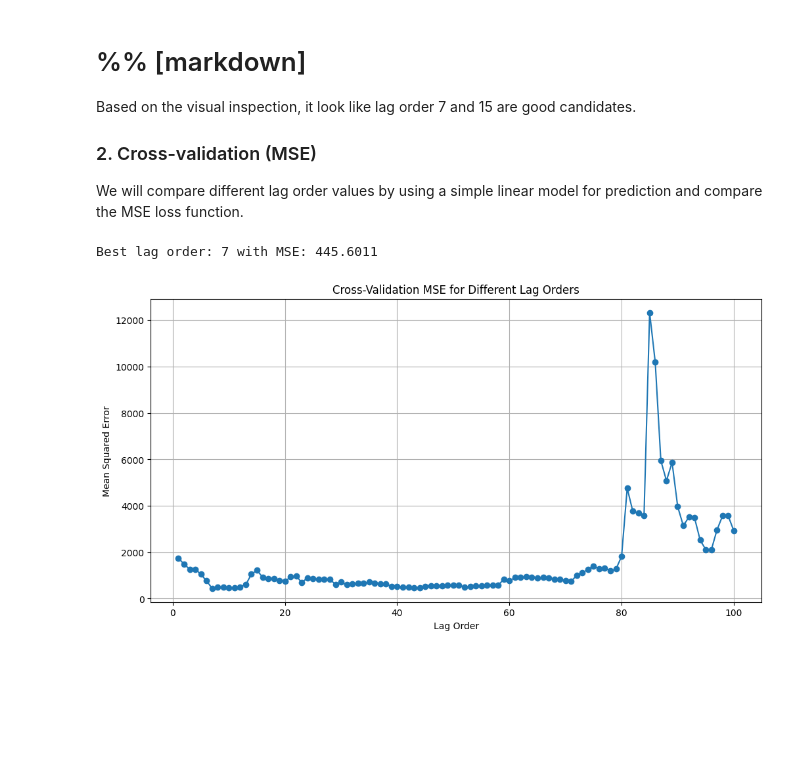
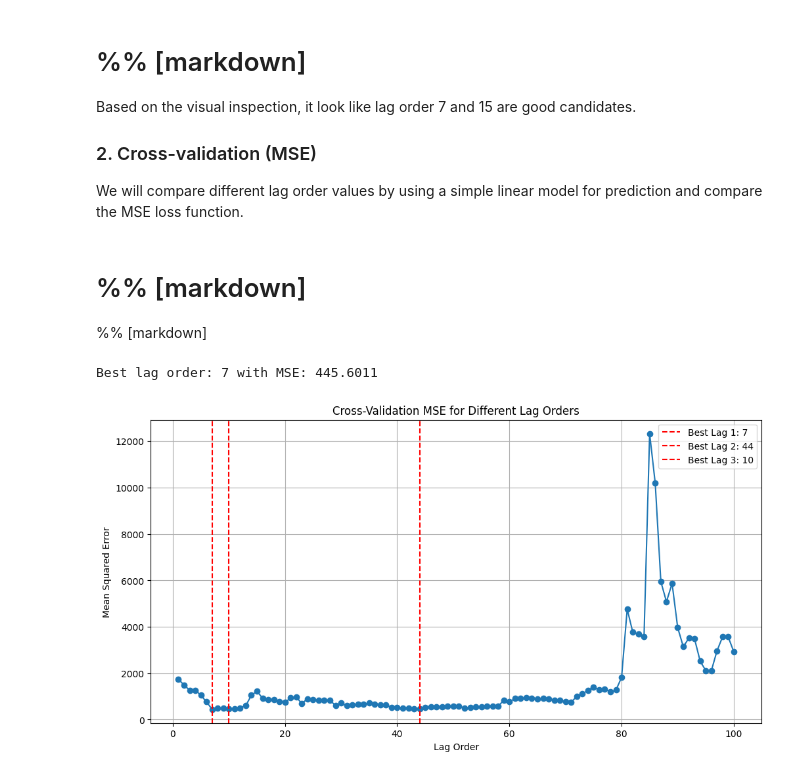
Before and after one commit to amldgit/infodlr1, a Jupyter notebook: a_mert_flow.ipynb, the cells around one changed output. Drawn from its saved outputs; the diff is of its cells as text; code cells hidden in the pictures; blank space fills up the shorter version.

```diff
--- a/mert_data_inspection-1.ipynb
+++ b/a_mert_flow.ipynb
@@ -208,20 +209,36 @@ def time_series_cv(series, max_lag=20, n_splits=10):
 
 # Get MSE scores for different lag orders
 max_lag = 100
-mse_scores = time_series_cv(df[0], max_lag=max_lag, n_splits=5)
+mse_scores_ols = time_series_cv(df[0], max_lag=max_lag, n_splits=5)
 # print the min mse score and the corresponding lag order
-min_mse = min(mse_scores.values())
-best_lag = min(mse_scores, key=mse_scores.get)
-print(f"Best lag order: {best_lag} with MSE: {min_mse:.4f}")
-
-# Plot MSE for different lag orders
-plt.figure(figsize=(12, 6))
-plt.plot(list(mse_scores.keys()), list(mse_scores.values()), marker='o')
-plt.xlabel('Lag Order')
-plt.ylabel('Mean Squared Error')
-plt.title('Cross-Validation MSE for Different Lag Orders')
-plt.grid(True)
-plt.show()
+min_mse_ols = min(mse_scores_ols.values())
+best_lag_ols = min(mse_scores_ols, key=mse_scores_ols.get)
-# %% [output]
-Best lag order: 7 with MSE: 445.6011
-[figure, removed]
+# %% [markdown]
+# %% [markdown]
+
+ %% [markdown]
+# %%
+print(f"Best lag order: {best_lag_ols} with MSE: {min_mse_ols:.4f}")
+
+# Get the 3 lowest MSE values and their corresponding lags
+sorted_lags = sorted(mse_scores_ols.items(), key=lambda x: x[1])
+best_3_lags_ols = [lag for lag, _ in sorted_lags[:3]]
+
+# Plot MSE for different lag orders
+plt.figure(figsize=(12, 6))
+plt.plot(list(mse_scores_ols.keys()), list(mse_scores_ols.values()), marker='o')
+
+# Add vertical lines for the 3 best lags
+for lag in best_3_lags_ols:
+    plt.axvline(x=lag, color='r', linestyle='--',
+                label=f'Best Lag {best_3_lags_ols.index(lag)+1}: {lag}')
+
+plt.xlabel('Lag Order')
+plt.ylabel('Mean Squared Error')
+plt.title('Cross-Validation MSE for Different Lag Orders')
+plt.legend()
+plt.grid(True)
+plt.show()
+# %% [output]
+Best lag order: 7 with MSE: 445.6011
+[figure, added]
```
Also changed, not shown: parts of 10 cells of this notebook, 23 other files.
